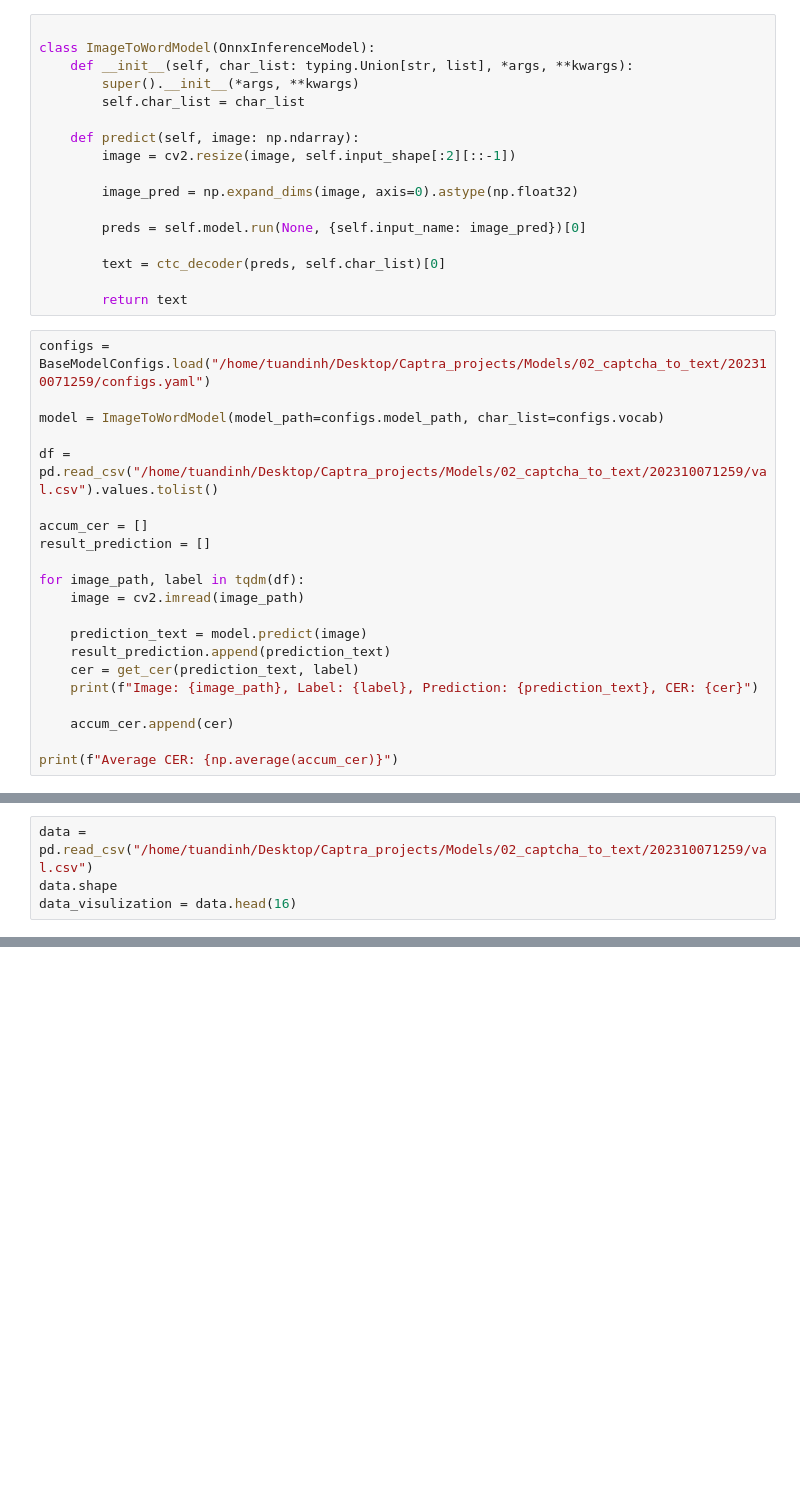
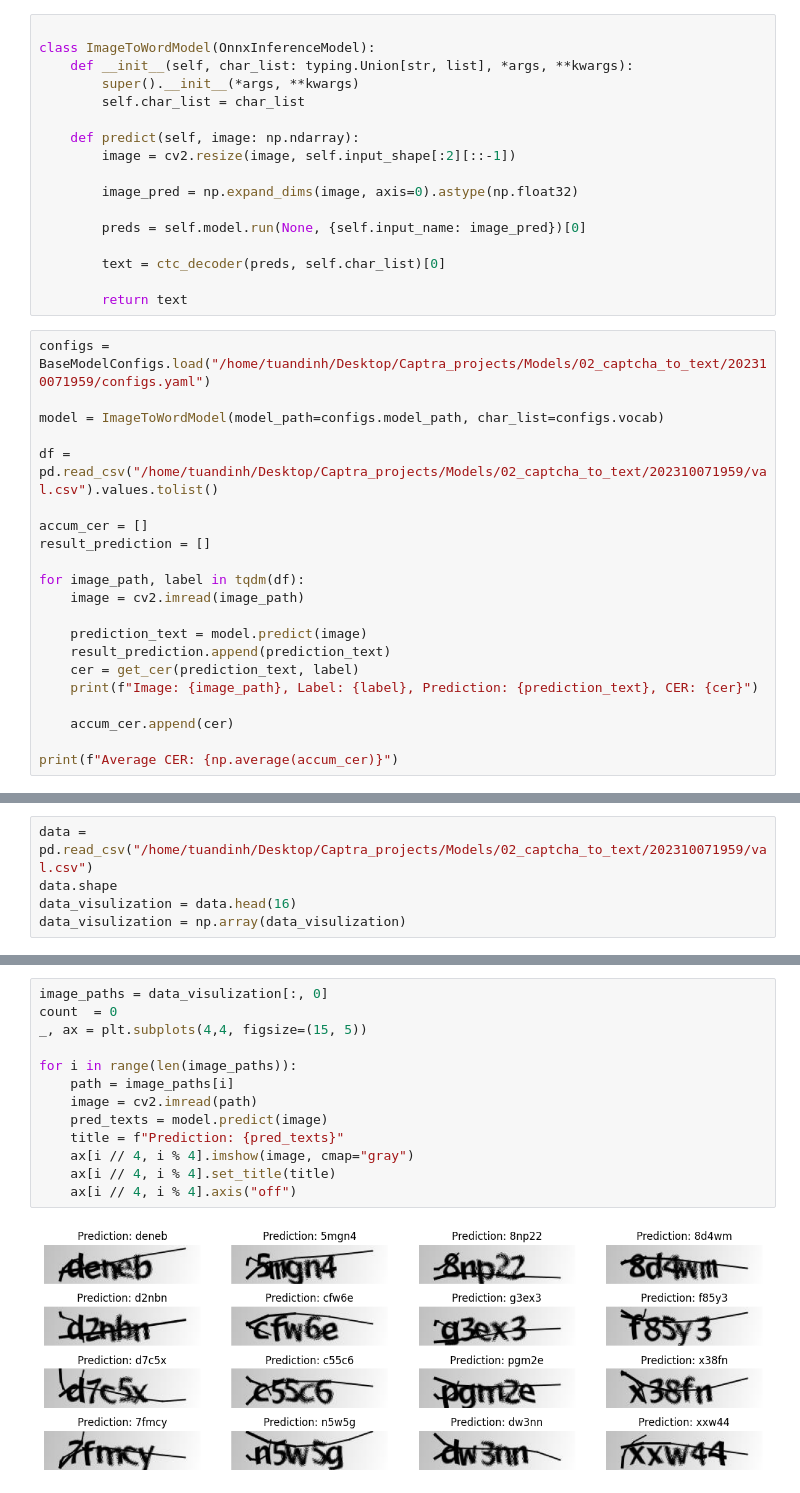
Before and after one commit to denotevn/Captcha-projects, a Jupyter notebook: demo_inference.ipynb, the cells around one changed output, grey strips where cells are left out. Drawn from its saved outputs; the diff is of its cells as text; blank space fills up the shorter version.

```diff
--- a/demo_inference.ipynb
+++ b/demo_inference.ipynb
@@ -27,11 +27,11 @@ class ImageToWordModel(OnnxInferenceModel):
 
         return text
 # %%
-configs = BaseModelConfigs.load("/home/tuandinh/Desktop/Captra_projects/Models/02_captcha_to_text/202310071259/configs.yaml")
+configs = BaseModelConfigs.load("/home/tuandinh/Desktop/Captra_projects/Models/02_captcha_to_text/202310071959/configs.yaml")
 
 model = ImageToWordModel(model_path=configs.model_path, char_list=configs.vocab)
 
-df = pd.read_csv("/home/tuandinh/Desktop/Captra_projects/Models/02_captcha_to_text/202310071259/val.csv").values.tolist()
+df = pd.read_csv("/home/tuandinh/Desktop/Captra_projects/Models/02_captcha_to_text/202310071959/val.csv").values.tolist()
 
 accum_cer = []
 result_prediction = []
@@ -54,4 +101,5 @@ result_prediction[1]
 # %%
-data = pd.read_csv("/home/tuandinh/Desktop/Captra_projects/Models/02_captcha_to_text/202310071259/val.csv")
+data = pd.read_csv("/home/tuandinh/Desktop/Captra_projects/Models/02_captcha_to_text/202310071959/val.csv")
 data.shape
 data_visulization = data.head(16)
+data_visulization = np.array(data_visulization)
@@ -71,0 +106,15 @@ data_visulization = data.head(16)
+# %%
+image_paths = data_visulization[:, 0]
+count  = 0
+_, ax = plt.subplots(4,4, figsize=(15, 5))
+
+for i in range(len(image_paths)):
+    path = image_paths[i]
+    image = cv2.imread(path)
+    pred_texts = model.predict(image)
+    title = f"Prediction: {pred_texts}"
+    ax[i // 4, i % 4].imshow(image, cmap="gray")
+    ax[i // 4, i % 4].set_title(title)
+    ax[i // 4, i % 4].axis("off")
+# %% [output]
+[figure, added]
```
Also changed, not shown: parts of 5 cells of this notebook, 2 other files.
